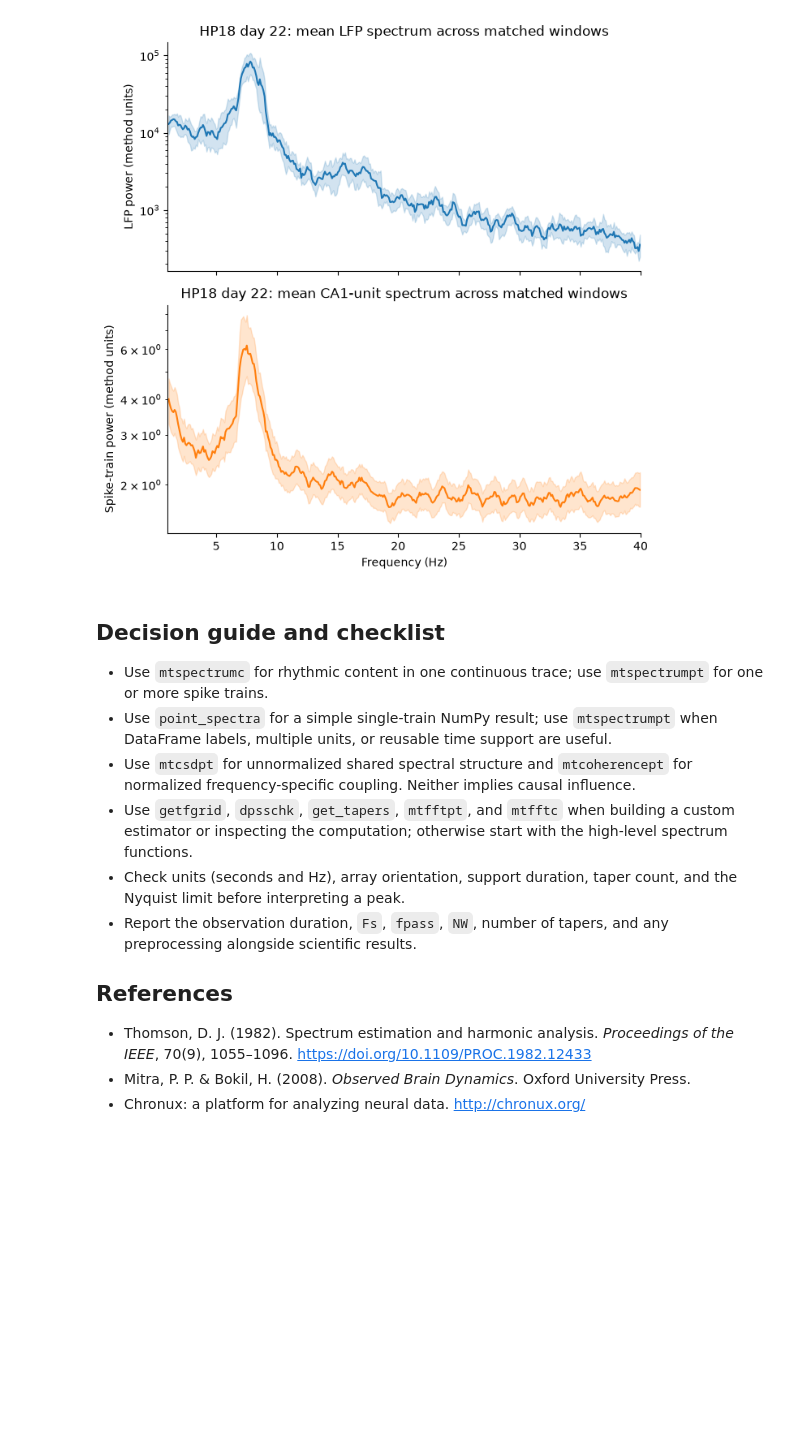
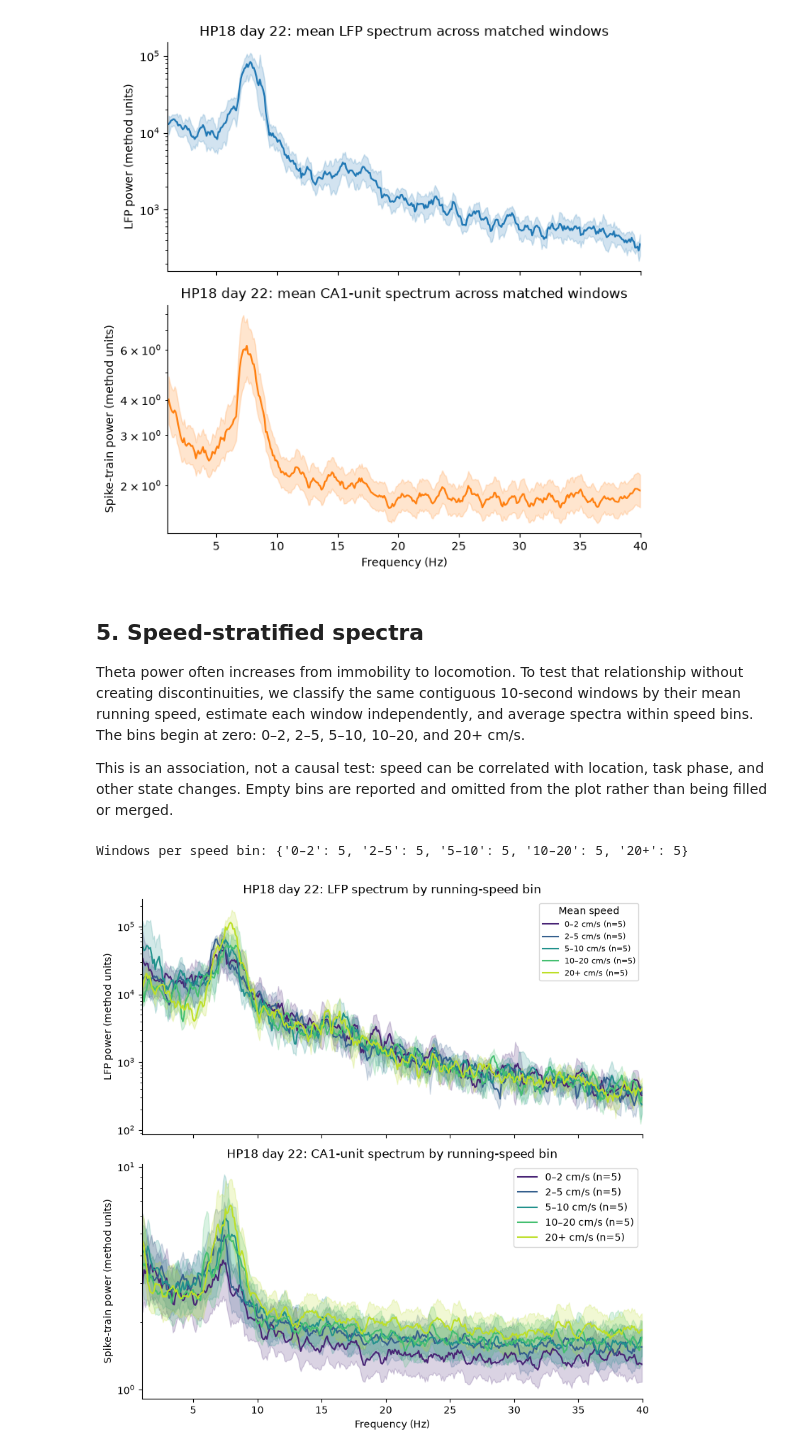
Before and after one commit to ryanharvey1/neuro_py, a Jupyter notebook: tutorials/pychronux_tutorial.ipynb, the cells around one changed output. Drawn from its saved outputs; the diff is of its cells as text; code cells hidden in the pictures; blank space fills up the shorter version.

```diff
--- a/tutorials/pychronux_tutorial.ipynb
+++ b/tutorials/pychronux_tutorial.ipynb
@@ -260,6 +260,7 @@ if not window_starts:
     )
 analysis_starts = np.concatenate(window_starts)
 analysis_windows = np.column_stack((analysis_starts, analysis_starts + window_duration))
+speed_candidate_windows = analysis_windows.copy()
 
 # An evenly spaced sample keeps the tutorial responsive. Set None to use every window.
 max_windows = 10
@@ -356,17 +357,42 @@ plt.tight_layout()
 # %% [output]
 [figure]
 # %% [markdown]
-## Decision guide and checklist
+## 5. Speed-stratified spectra
 
-- Use `mtspectrumc` for rhythmic content in one continuous trace; use `mtspectrumpt` for one or more spike trains.
-- Use `point_spectra` for a simple single-train NumPy result; use `mtspectrumpt` when DataFrame labels, multiple units, or reusable time support are useful.
-- Use `mtcsdpt` for unnormalized shared spectral structure and `mtcoherencept` for normalized frequency-specific coupling. Neither implies causal influence.
-- Use `getfgrid`, `dpsschk`, `get_tapers`, `mtfftpt`, and `mtfftc` when building a custom estimator or inspecting the computation; otherwise start with the high-level spectrum functions.
-- Check units (seconds and Hz), array orientation, support duration, taper count, and the Nyquist limit before interpreting a peak.
-- Report the observation duration, `Fs`, `fpass`, `NW`, number of tapers, and any preprocessing alongside scientific results.
+Theta power often increases from immobility to locomotion. To test that relationship without creating discontinuities, we classify the same contiguous 10-second windows by their mean running speed, estimate each window independently, and average spectra within speed bins. The bins begin at zero: 0–2, 2–5, 5–10, 10–20, and 20+ cm/s.
 
-## References
-
-- Thomson, D. J. (1982). Spectrum estimation and harmonic analysis. *Proceedings of the IEEE*, 70(9), 1055–1096. https://doi.org/10.1109/PROC.1982.12433
-- Mitra, P. P. & Bokil, H. (2008). *Observed Brain Dynamics*. Oxford University Press.
-- Chronux: a platform for analyzing neural data. http://chronux.org/
+This is an association, not a causal test: speed can be correlated with location, task phase, and other state changes. Empty bins are reported and omitted from the plot rather than being filled or merged.
+# %%
+position_df = npy.io.load_animal_behavior(str(basepath))
+if position_df.empty or not {"time", "speed"}.issubset(position_df.columns):
+    raise RuntimeError("Position timestamps and speed are required for speed-stratified spectra.")
+
+speed_bin_edges = np.array([0.0, 2.0, 5.0, 10.0, 20.0, np.inf])
+speed_bin_labels = ["0–2", "2–5", "5–10", "10–20", "20+"]
+window_speeds = []
+for window_start, window_stop in speed_candidate_windows:
+    speed_samples = position_df.loc[
+        (position_df.time >= window_start) & (position_df.time < window_stop), "speed"
+    ].to_numpy(dtype=float)
+    window_speeds.append(np.nanmean(speed_samples) if speed_samples.size else np.nan)
+
+speed_windows = pd.DataFrame(
+    {"start": speed_candidate_windows[:, 0], "stop": speed_candidate_windows[:, 1], "speed": window_speeds}
+).dropna()
+speed_windows["speed_bin"] = pd.cut(
+    speed_windows.speed, bins=speed_bin_edges, labels=speed_bin_labels, right=False
+)
+
+# Limit each bin evenly for a responsive tutorial; set None to use every window.
+max_windows_per_speed_bin = 5
+selected_speed_windows = {}
+for speed_bin in speed_bin_labels:
+    candidates = speed_windows.loc[speed_windows.speed_bin == speed_bin, ["start", "stop"]].to_numpy()
+    if max_windows_per_speed_bin is not None and len(candidates) > max_windows_per_speed_bin:
+        candidates = candidates[np.linspace(0, len(candidates) - 1, max_windows_per_speed_bin, dtype=int)]
+    if len(candidates):
+        selected_speed_windows[speed_bin] = candidates
+
+print("Windows per speed bin:", {label: len(windows) for label, windows in selected_speed_windows.items()})
+# %% [output]
+Windows per speed bin: {'0–2': 5, '2–5': 5, '5–10': 5, '10–20': 5, '20+': 5}
@@ -372,0 +443,23 @@ plt.tight_layout()
+# %%
+fig, axes = plt.subplots(2, 1, figsize=(8, 8), sharex=True)
+colors = plt.get_cmap("viridis")(np.linspace(0.1, 0.9, len(speed_lfp_power)))
+for color, speed_bin in zip(colors, speed_lfp_power):
+    n_windows = speed_lfp_power[speed_bin].shape[1]
+    label = f"{speed_bin} cm/s (n={n_windows})"
+    npy.plotting.plot_peth(speed_lfp_power[speed_bin], ax=axes[0], color=color, label=label)
+    npy.plotting.plot_peth(speed_spike_power[speed_bin], ax=axes[1], color=color, label=label)
+
+axes[0].set(
+    xlabel="Frequency (Hz)", ylabel="LFP power (method units)",
+    title="HP18 day 22: LFP spectrum by running-speed bin",
+    xlim=fpass_real, yscale="log",
+)
+axes[1].set(
+    xlabel="Frequency (Hz)", ylabel="Spike-train power (method units)",
+    title="HP18 day 22: CA1-unit spectrum by running-speed bin",
+    xlim=fpass_real, yscale="log",
+)
+axes[0].legend(title="Mean speed", fontsize=8)
+plt.tight_layout()
+# %% [output]
+[figure, added]
```
Also changed, not shown: parts of 2 cells of this notebook.
